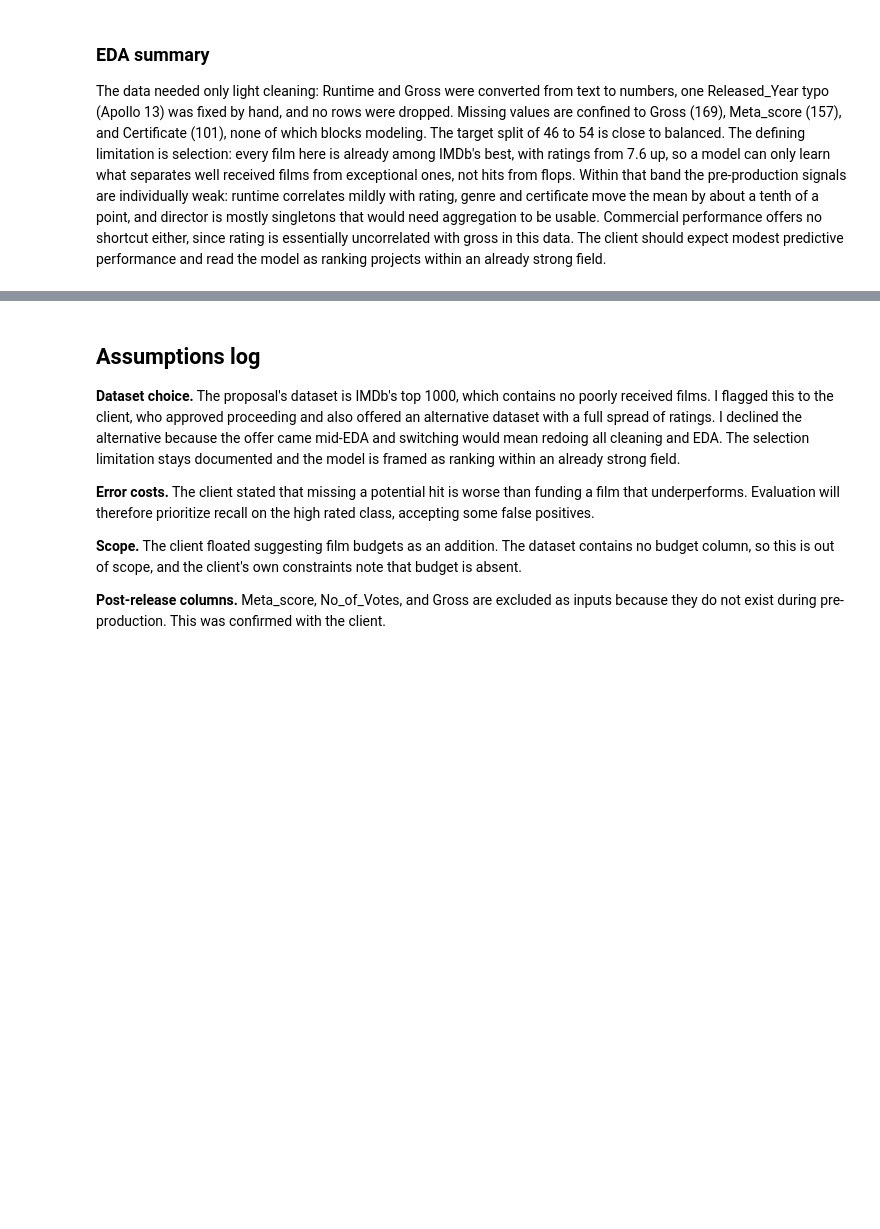
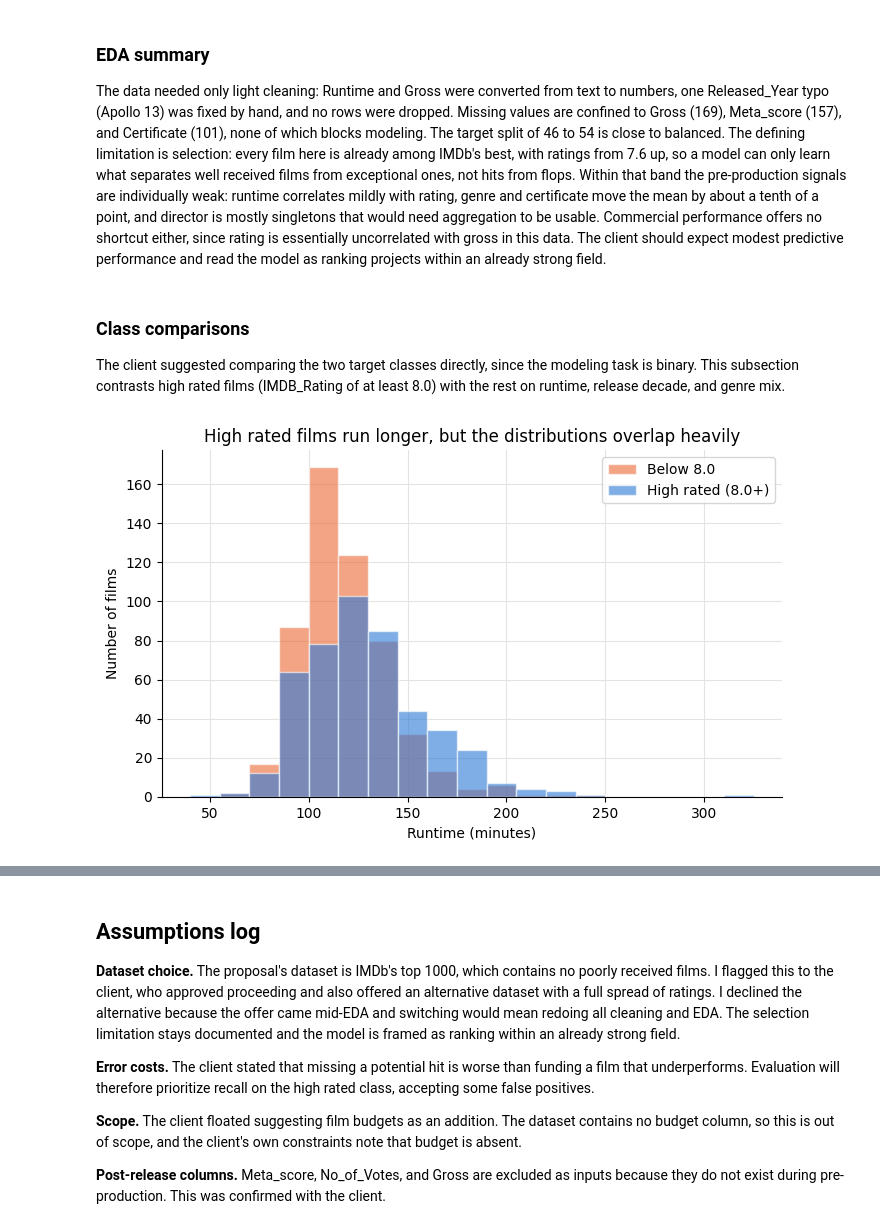
Before and after one commit to ekam-n/iat461-final-project, a Jupyter notebook: notebook.ipynb, the cells around one changed output, grey strips where cells are left out. Cells and saved outputs as stored; diff of their text form; code cells hidden in the pictures; blank space fills up the shorter version.

Commit message:
added class comparisons

```diff
--- a/notebook.ipynb
+++ b/notebook.ipynb
@@ -286,3 +286,23 @@ plt.show()
 ### EDA summary
 
 The data needed only light cleaning: Runtime and Gross were converted from text to numbers, one Released_Year typo (Apollo 13) was fixed by hand, and no rows were dropped. Missing values are confined to Gross (169), Meta_score (157), and Certificate (101), none of which blocks modeling. The target split of 46 to 54 is close to balanced. The defining limitation is selection: every film here is already among IMDb's best, with ratings from 7.6 up, so a model can only learn what separates well received films from exceptional ones, not hits from flops. Within that band the pre-production signals are individually weak: runtime correlates mildly with rating, genre and certificate move the mean by about a tenth of a point, and director is mostly singletons that would need aggregation to be usable. Commercial performance offers no shortcut either, since rating is essentially uncorrelated with gross in this data. The client should expect modest predictive performance and read the model as ranking projects within an already strong field.
+# %% [markdown]
+### Class comparisons
+
+The client suggested comparing the two target classes directly, since the modeling task is binary. This subsection contrasts high rated films (IMDB_Rating of at least 8.0) with the rest on runtime, release decade, and genre mix.
+# %%
+ORANGE = "#eb6834"
+bins = np.arange(40, 335, 15)
+
+fig, ax = plt.subplots(figsize=(8, 4.5))
+ax.hist(df.loc[~df["high_rated"], "Runtime_Min"], bins=bins, alpha=0.6,
+        color=ORANGE, edgecolor="white", label="Below 8.0")
+ax.hist(df.loc[df["high_rated"], "Runtime_Min"], bins=bins, alpha=0.6,
+        color=BLUE, edgecolor="white", label="High rated (8.0+)")
+ax.legend()
+ax.set_title("High rated films run longer, but the distributions overlap heavily")
+ax.set_xlabel("Runtime (minutes)")
+ax.set_ylabel("Number of films")
+plt.show()
+# %% [output]
+[figure, added]
```
Also changed, not shown: parts of 6 cells of this notebook.
